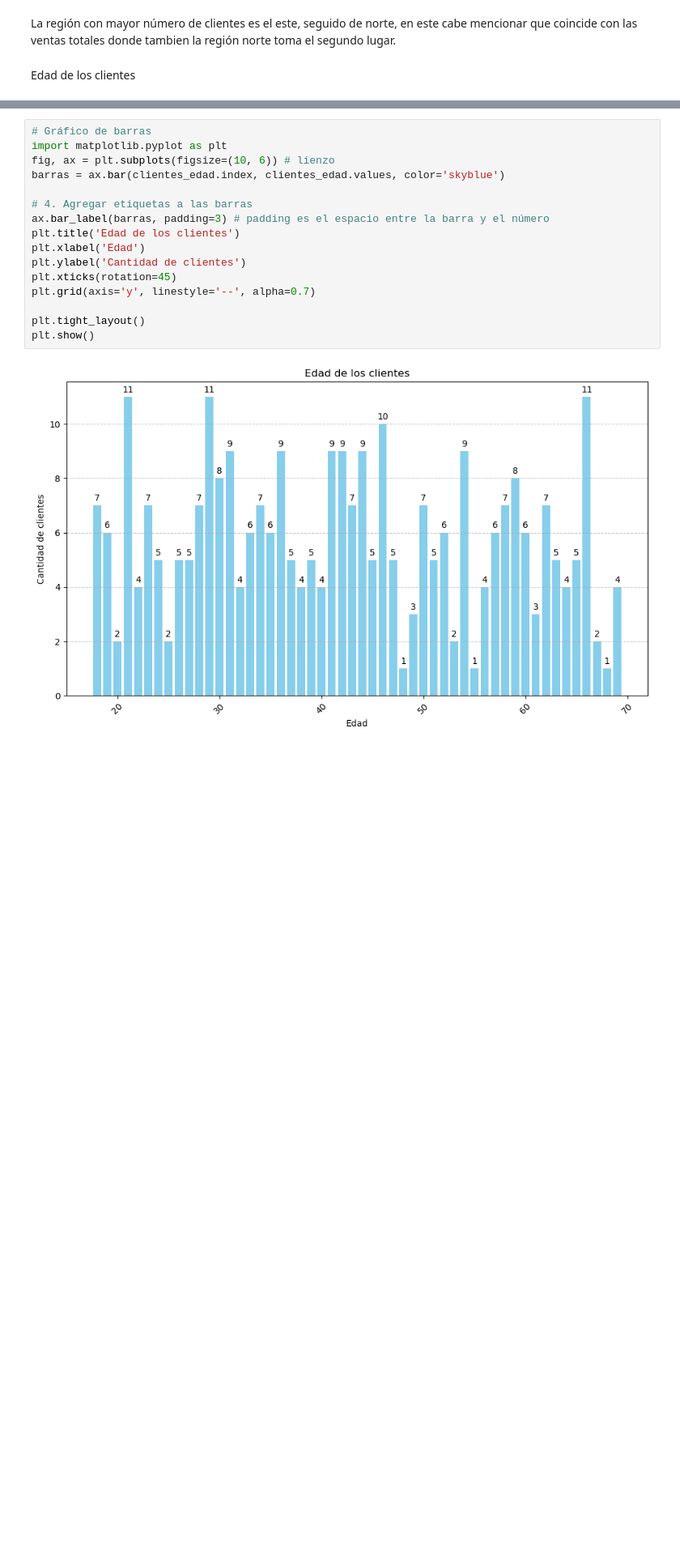
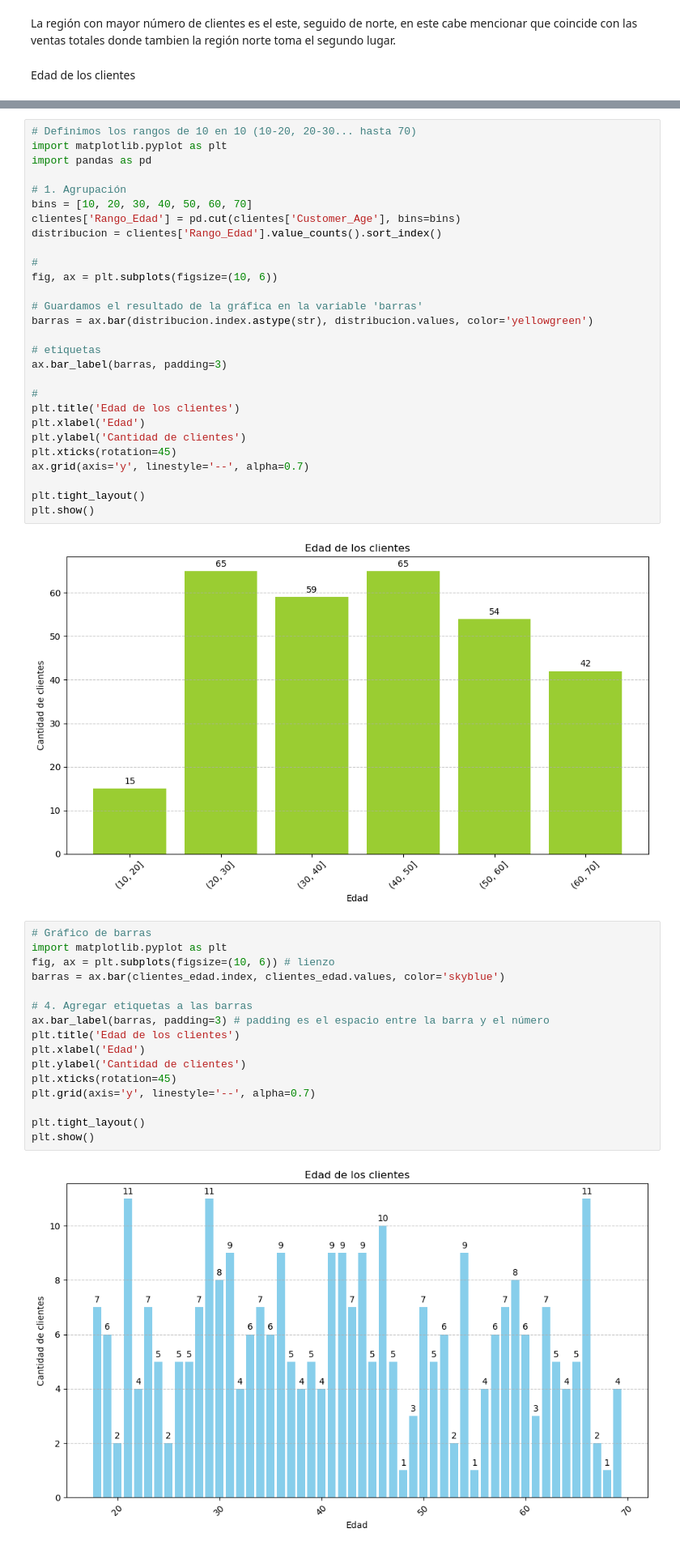
Before and after one commit to abigailTrujilloMtz/Proyecto_Analisis, a Jupyter notebook: Actividad_semana1.ipynb, the cells around one changed output, grey strips where cells are left out. Shown at 81% size. Saved outputs shown, nothing was run; the diff lists cells and outputs as text; blank space fills up the shorter version.

```diff
--- a/Actividad_semana1.ipynb
+++ b/Actividad_semana1.ipynb
@@ -450,3 +655,33 @@ Name: Customer_ID, dtype: int64
+# %%
+# Definimos los rangos de 10 en 10 (10-20, 20-30... hasta 70)
+import matplotlib.pyplot as plt
+import pandas as pd
+
+# 1. Agrupación
+bins = [10, 20, 30, 40, 50, 60, 70]
+clientes['Rango_Edad'] = pd.cut(clientes['Customer_Age'], bins=bins)
+distribucion = clientes['Rango_Edad'].value_counts().sort_index()
+
+#
+fig, ax = plt.subplots(figsize=(10, 6))
+
+# Guardamos el resultado de la gráfica en la variable 'barras'
+barras = ax.bar(distribucion.index.astype(str), distribucion.values, color='yellowgreen')
+
+# etiquetas
+ax.bar_label(barras, padding=3)
+
+#
+plt.title('Edad de los clientes')
+plt.xlabel('Edad')
+plt.ylabel('Cantidad de clientes')
+plt.xticks(rotation=45)
+ax.grid(axis='y', linestyle='--', alpha=0.7)
+
+plt.tight_layout()
+plt.show()
+# %% [output]
+[figure, added]
 # %%
 # Gráfico de barras
 import matplotlib.pyplot as plt
```
Also changed, not shown: parts of 22 cells of this notebook.
